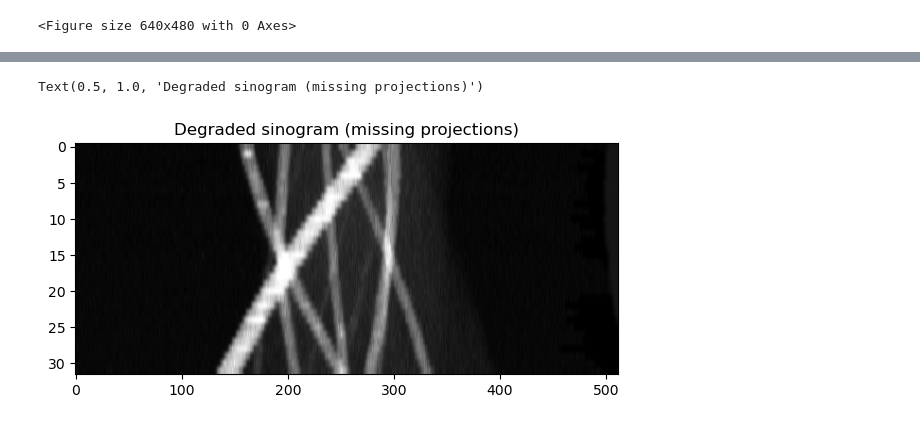
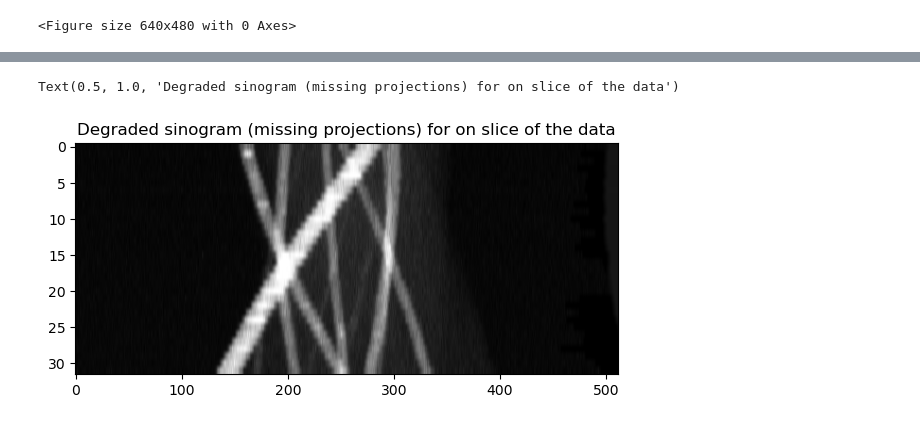
Before and after one commit to CEA-MetroCarac/DL_etomo, a Jupyter notebook: Notebooks/Experimental/exp_dip_reconstruction.ipynb, the cells around one changed output, grey strips where cells are left out. Drawn from its saved outputs; the diff is of its cells as text; code cells hidden in the pictures.

```diff
--- a/Notebooks/Experimental/exp_dip_reconstruction.ipynb
+++ b/Notebooks/Experimental/exp_dip_reconstruction.ipynb
@@ -59,7 +73,7 @@ sirt_reco = radon_op.backward_sirt_ts(sinogram)
 # %%
 plt.figure(figsize = (7,3))
 plt.imshow(simplify(degraded_sino), aspect='auto')
-plt.title('Degraded sinogram (missing projections)')
+plt.title('Degraded sinogram (missing projections) for on slice of the data')
 # %% [output]
-Text(0.5, 1.0, 'Degraded sinogram (missing projections)')
+Text(0.5, 1.0, 'Degraded sinogram (missing projections) for on slice of the data')
-[figure, old version]
+[figure, new version]
```
Also changed, not shown: parts of 13 cells of this notebook, 2 other files.
